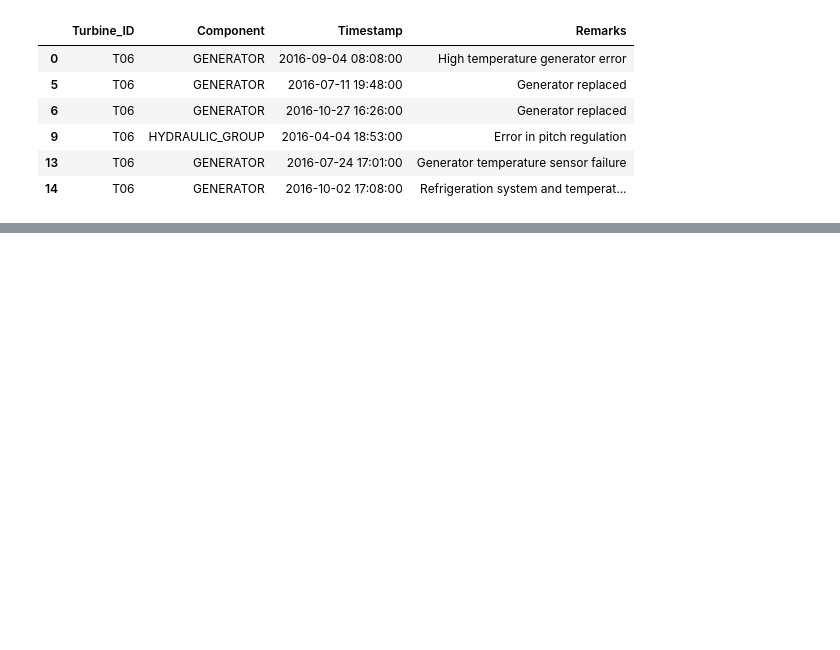
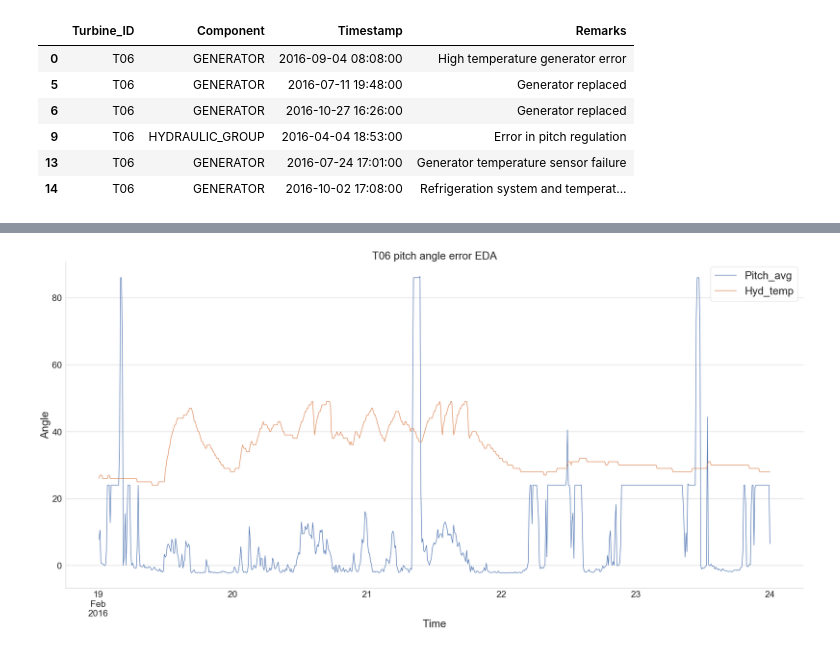
Before and after one commit to Panky-codes/HTW2018, a Jupyter notebook: Hackathon_2016EDA.ipynb, the cells around one changed output, grey strips where cells are left out. Saved outputs shown, nothing was run; the diff lists cells and outputs as text; code cells hidden in the pictures; blank space fills up the shorter version.

```diff
--- a/Hackathon_2016EDA.ipynb
+++ b/Hackathon_2016EDA.ipynb
@@ -151,3 +204,22 @@ plt.axvspan('2016-09-04 00:00:00','2016-09-04 23:00:00', color='red', alpha=0.5)
+# %%
+plt.rcParams['figure.figsize'] =(30,15)
+sns.set_style("whitegrid")
+plt.rc('xtick', labelsize=25)
+plt.rc('ytick', labelsize=25)
+fig, axis = plt.subplots()
+T06_pitcherr = giv_time(T06,'2016-02-19 00:00:00','2016-02-24 00:00:00') # Actual err on  	2016-04-04 18:53:00
+T06_pitcherr.Blds_PitchAngle_Avg.plot(label='Pitch_avg')
+T06_pitcherr.Hyd_Oil_Temp_Avg.plot(label='Hyd_temp')
+#T06_pitcherr.Gen_Phase3_Temp_Avg.plot(label='phase3')
+axis.set_xlabel('Time',fontsize=30)
+axis.set_ylabel('Angle',fontsize=30)
+#axis.yaxis.set_tick_params(labelsize=15)
+plt.title("T06 pitch angle error EDA",size=30)
+plt.legend(prop={'size':30})
+plt.tight_layout()
+sns.despine()
+# %% [output]
+[figure, added]
 # %%
 T07 = sli_turbine('T07',wind_signals)
 T07
```
Also changed, not shown: parts of 24 cells of this notebook.
